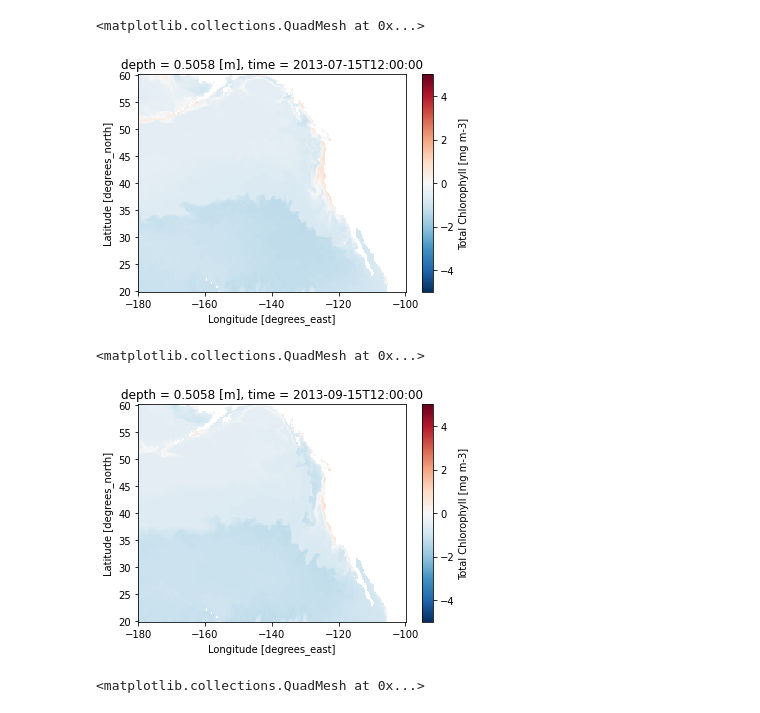
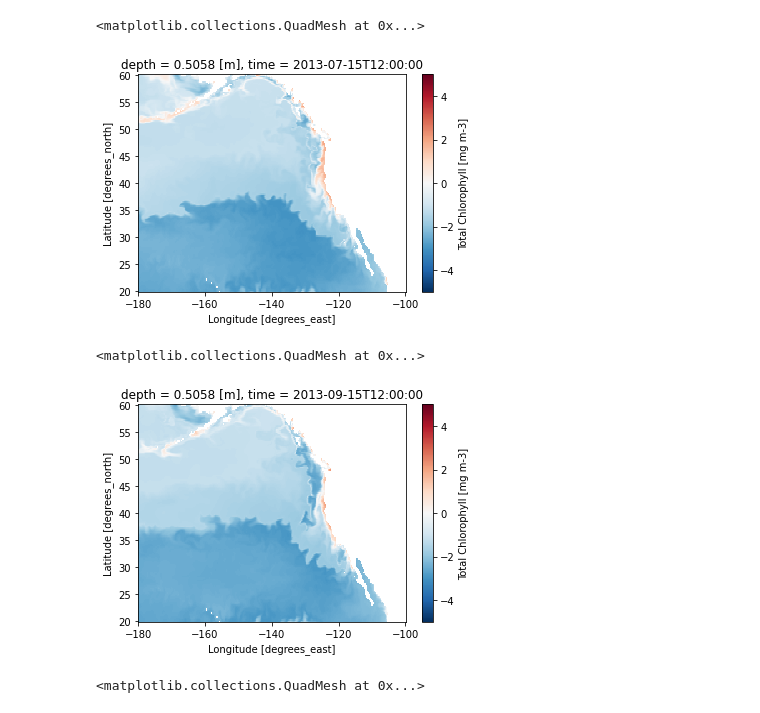
Before and after one commit to profxj/mhw_analysis, a Jupyter notebook: mhw_analysis/chl/chl_analysis.ipynb, the cells around one changed output. Cells and saved outputs as stored; diff of their text form; code cells hidden in the pictures.

```diff
--- a/mhw_analysis/chl/chl_analysis.ipynb
+++ b/mhw_analysis/chl/chl_analysis.ipynb
@@ -2,21 +2,23 @@
 import xarray
 import numpy as np
 # %%
-chl=xarray.open_dataset("blob.nc")
+chl=xarray.open_dataset("chl_2013-7.nc")
 chl1=chl.chl
-chl2=np.log10(*chl1)
-chl3=chl2.sel(latitude=slice(20, 60),longitude=slice(-180,-100))
-chl3.plot(vmax=5)
+chl2=chl1.sel(latitude=slice(20, 60),longitude=slice(-180,-100))
+chl3=chl2.sel(time='2013-7-15')
+chl4=np.log(*chl3)
+chl4.plot(vmax=5)
 # %% [output]
 <matplotlib.collections.QuadMesh at 0x...>
-[figure, old version]
+[figure, new version]
 # %%
-chl=xarray.open_dataset("blob1.nc")
+chl=xarray.open_dataset("chl_2013-9.nc")
 chl1=chl.chl
-chl2=np.log10(*chl1)
-chl3=chl2.sel(latitude=slice(20, 60),longitude=slice(-180,-100))
-chl3.plot(vmax=5)
+chl2=chl1.sel(latitude=slice(20, 60),longitude=slice(-180,-100))
+chl3=chl2.sel(time='2013-9-15')
+chl4=np.log(*chl3)
+chl4.plot(vmax=5)
 # %% [output]
 <matplotlib.collections.QuadMesh at 0x...>
-[figure, old version]
+[figure, new version]
 # %%
```
Also changed, not shown: parts of 5 cells of this notebook.
